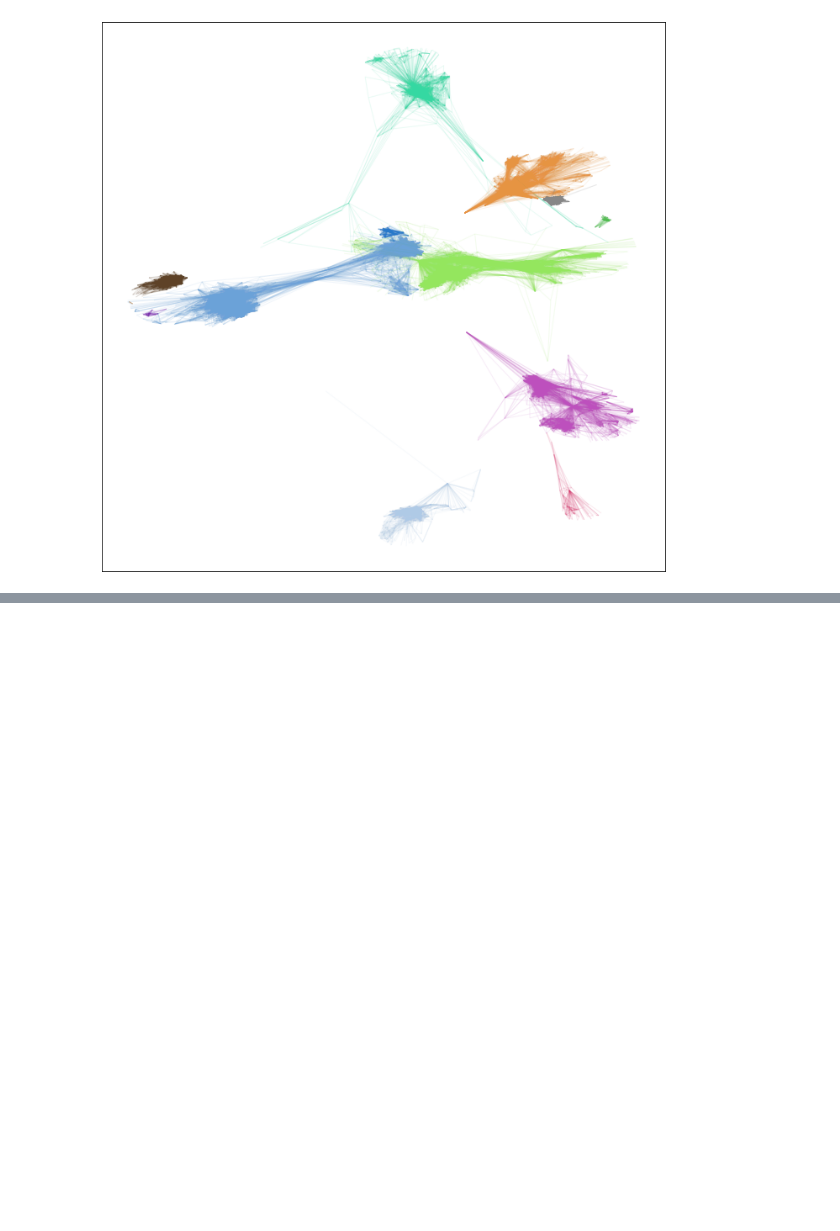
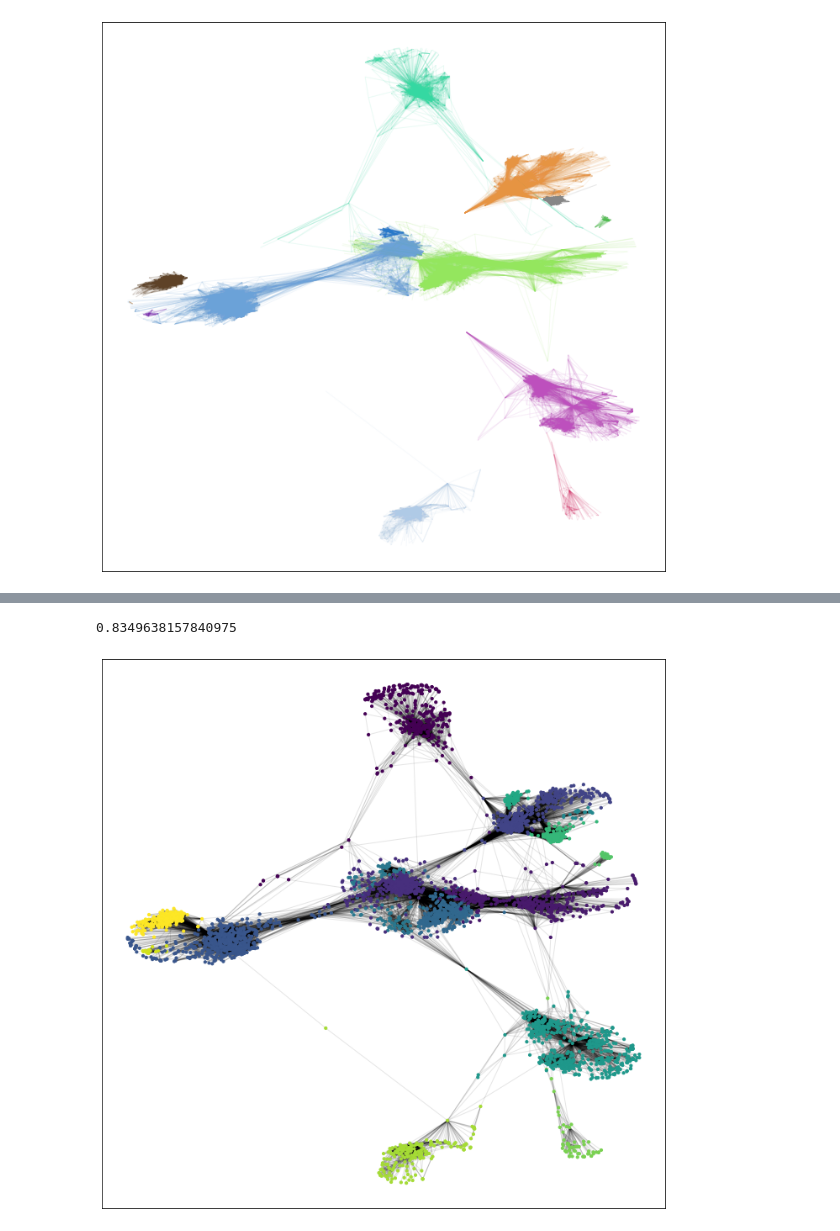
Before and after one commit to juggeroid/random-fun-coding, a Jupyter notebook: communities.ipynb, the cells around one changed output, grey strips where cells are left out. Cells and saved outputs as stored; diff of their text form; code cells hidden in the pictures; blank space fills up the shorter version.

```diff
--- a/communities.ipynb
+++ b/communities.ipynb
@@ -107,0 +147,8 @@ draw_community_graph(G_social)
+# %%
+partition_divisor_wrapper(nx.read_edgelist('facebook_combined.txt'),
+                          community_louvain.best_partition,
+                          node_size = 10,
+                          edge_alpha = 0.1)
+# %% [output]
+0.8349638157840975
+[figure, added]
```
Also changed, not shown: parts of 9 cells of this notebook.
